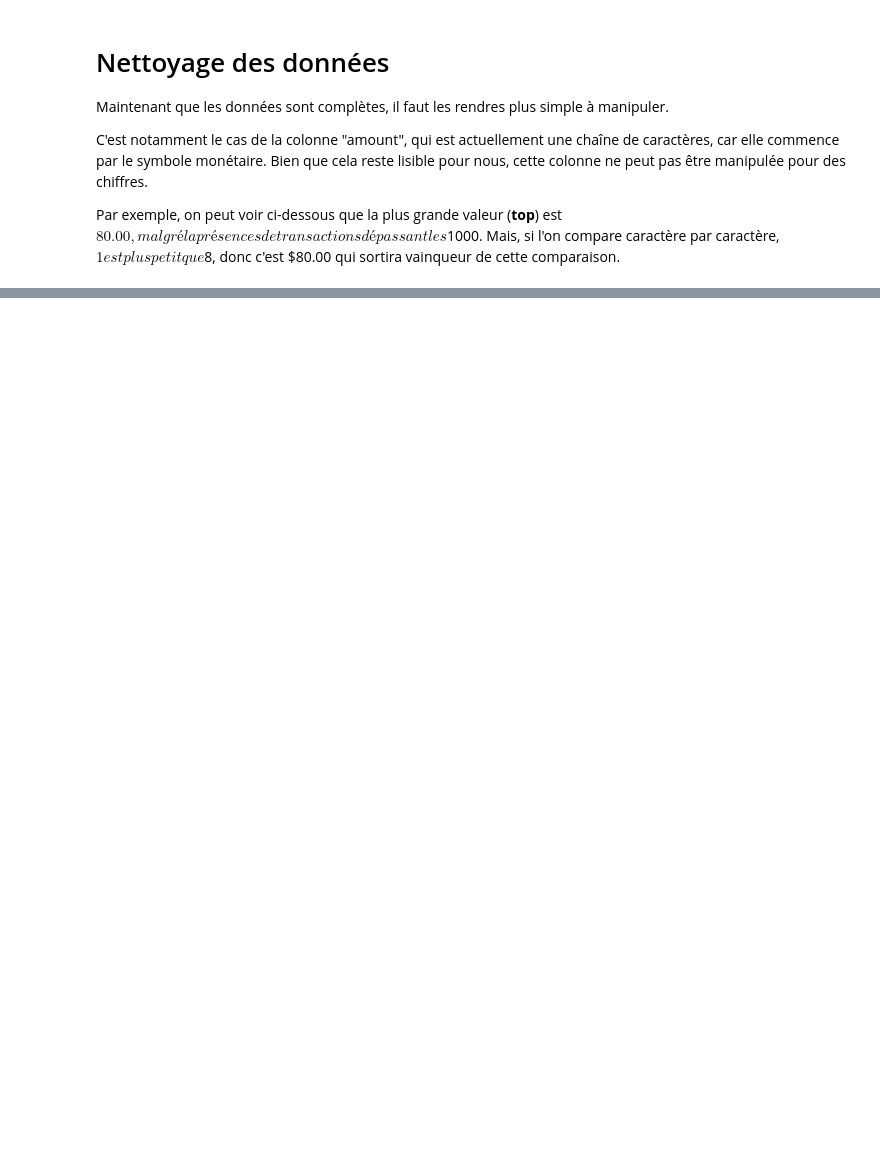
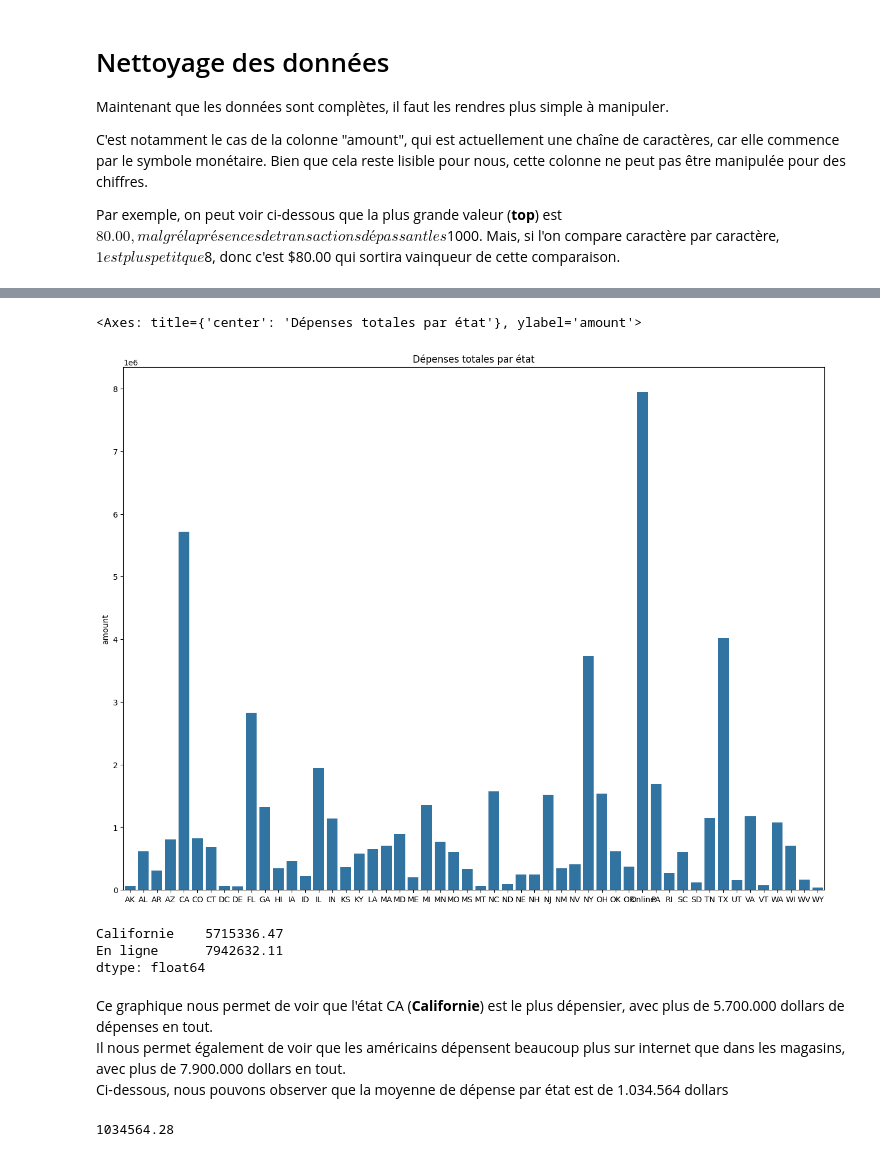
Before and after one commit to etu47734/Projet-Data-Analytics, a Jupyter notebook: init.ipynb, the cells around one changed output, grey strips where cells are left out. Saved outputs shown, nothing was run; the diff lists cells and outputs as text; code cells hidden in the pictures; blank space fills up the shorter version.

Commit message:
Finisehd plot

```diff
--- a/init.ipynb
+++ b/init.ipynb
@@ -165,4 +178,9 @@ On va la convertir en date pour pouvoir la manipuler efficacement.
 # %%
 transactions["parsed_date"] = pd.to_datetime(transactions.date, format="%Y-%m-%d %H:%M:%S")
-transactions["parsed_date"].head()
+
+transactions["month"] = transactions["parsed_date"].apply(lambda d: d.month)
+transactions["day"] = transactions["parsed_date"].apply(lambda d: d.day)
+
+# transactions["parsed_date"].head()
+transactions.tail()
 # %% [output]
@@ -187,0 +230,26 @@ dtype: int64
+# %%
+# Dépenses par zones géographiques
+plt.figure(figsize=(16,12))
+plt.title("Dépenses totales par état")
+
+# montant des dépenses par état
+transactions_by_state = transactions.groupby(['merchant_state']).amount
+amount_by_state = transactions_by_state.sum()
+sns.barplot(x=list(transactions_by_state.indices), y=amount_by_state)
+# %% [output]
+<Axes: title={'center': 'Dépenses totales par état'}, ylabel='amount'>
+[figure, added]
+# %%
+pd.Series([amount_by_state["CA"], amount_by_state["Online"]], ["Californie", "En ligne"])
+# %% [output]
+Californie    5715336.47
+En ligne      7942632.11
+dtype: float64
+# %% [markdown]
+Ce graphique nous permet de voir que l'état CA (**Californie**) est le plus dépensier, avec plus de 5.700.000 dollars de dépenses en tout.
+Il nous permet également de voir que les américains dépensent beaucoup plus sur internet que dans les magasins, avec plus de 7.900.000 dollars en tout.
+Ci-dessous, nous pouvons observer que la moyenne de dépense par état est de 1.034.564 dollars
+# %%
+round(float(amount_by_state.describe()["mean"]), 2)
+# %% [output]
+1034564.28
```
Also changed, not shown: parts of 25 cells of this notebook, 1 other file.
